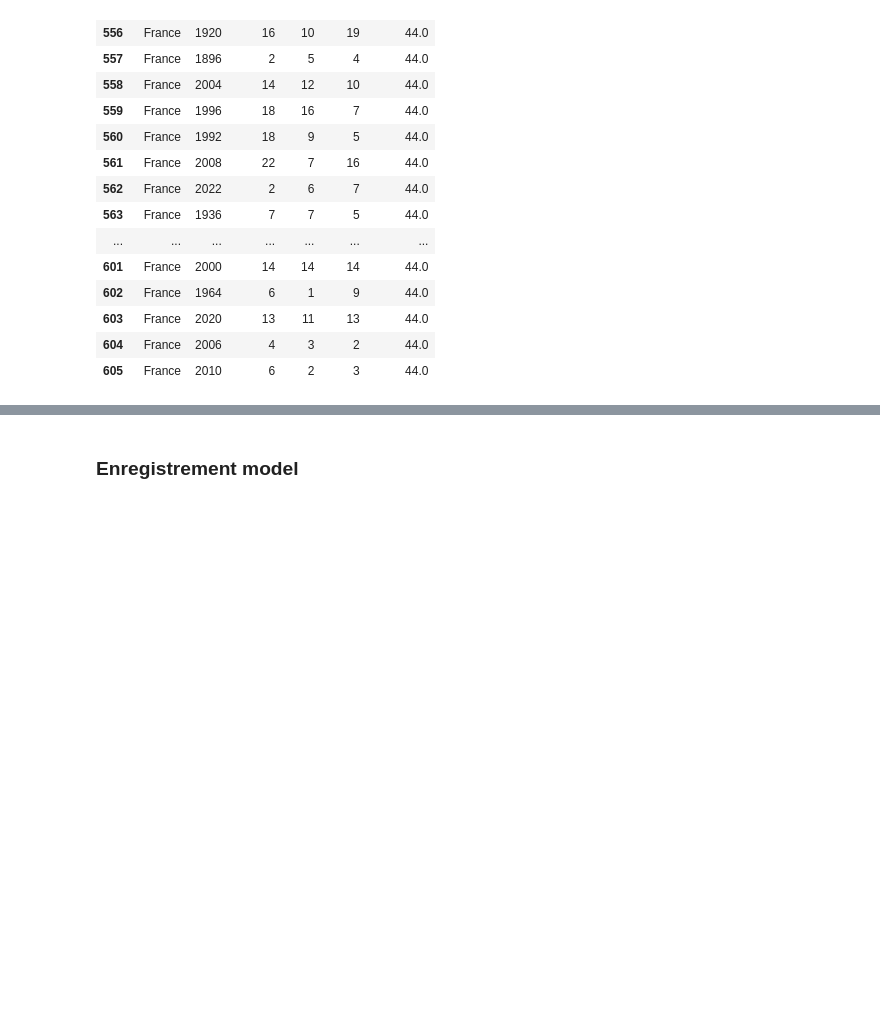
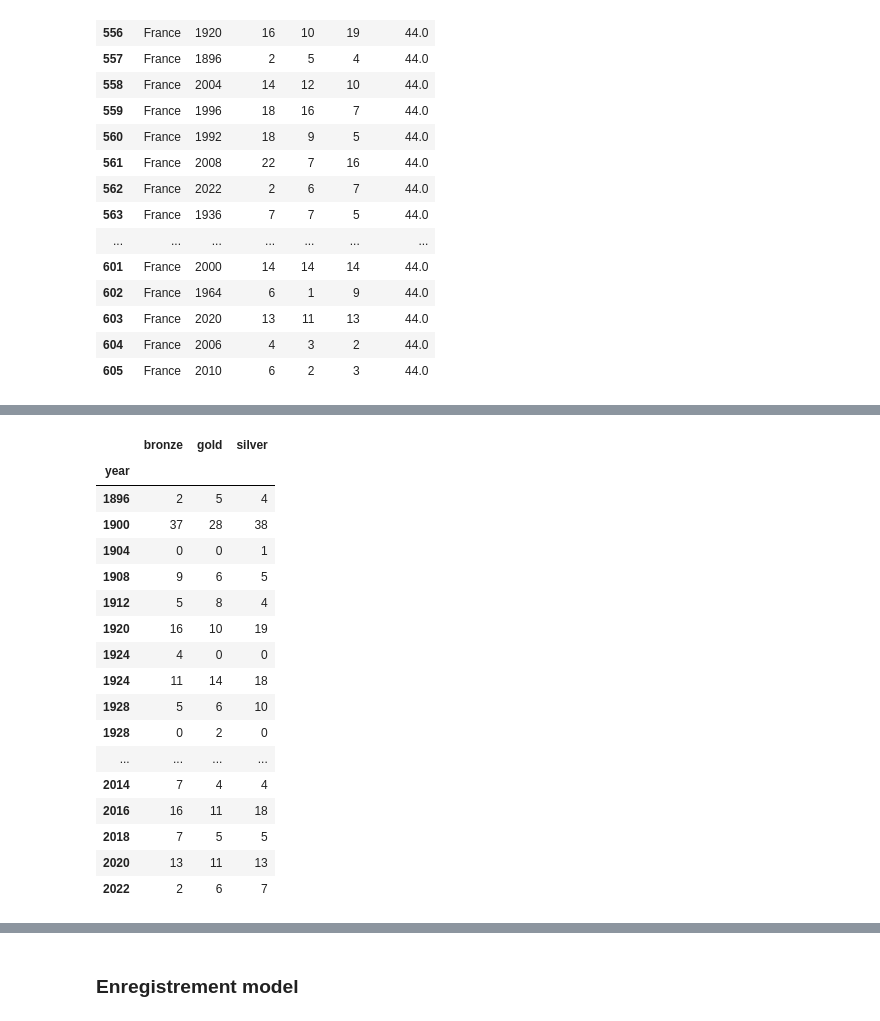
Before and after one commit to IsianDreemrr/HackathonGRP19, a Jupyter notebook: Notebook/Anthony/test_models.ipynb, the cells around one changed output, grey strips where cells are left out. Cells and saved outputs as stored; diff of their text form; code cells hidden in the pictures; blank space fills up the shorter version.

```diff
--- a/Notebook/Anthony/test_models.ipynb
+++ b/Notebook/Anthony/test_models.ipynb
@@ -189,0 +198,22 @@ pfrance
+# %%
+pfrance.sort_values(by='year', inplace=True)
+pfrance
+# %% [output]
+|  | bronze | gold | silver |
+| year |  |  |  |
+| 1896 | 2 | 5 | 4 |
+| 1900 | 37 | 28 | 38 |
+| 1904 | 0 | 0 | 1 |
+| 1908 | 9 | 6 | 5 |
+| 1912 | 5 | 8 | 4 |
+| 1920 | 16 | 10 | 19 |
+| 1924 | 4 | 0 | 0 |
+| 1924 | 11 | 14 | 18 |
+| 1928 | 5 | 6 | 10 |
+| 1928 | 0 | 2 | 0 |
+| ... | ... | ... | ... |
+| 2014 | 7 | 4 | 4 |
+| 2016 | 16 | 11 | 18 |
+| 2018 | 7 | 5 | 5 |
+| 2020 | 13 | 11 | 13 |
+| 2022 | 2 | 6 | 7 |
```
Also changed, not shown: parts of 5 cells of this notebook, 1 other file.
